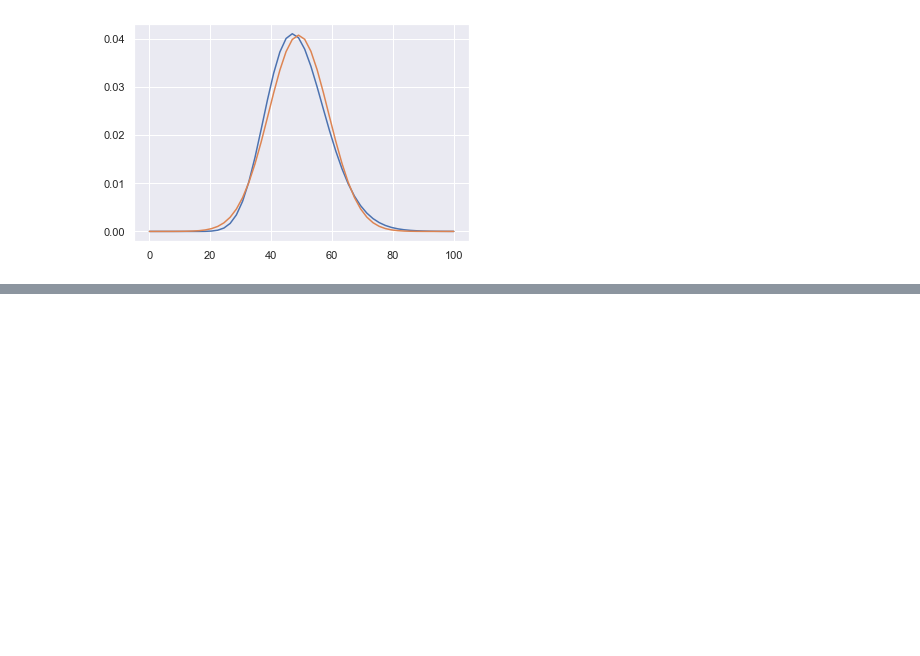
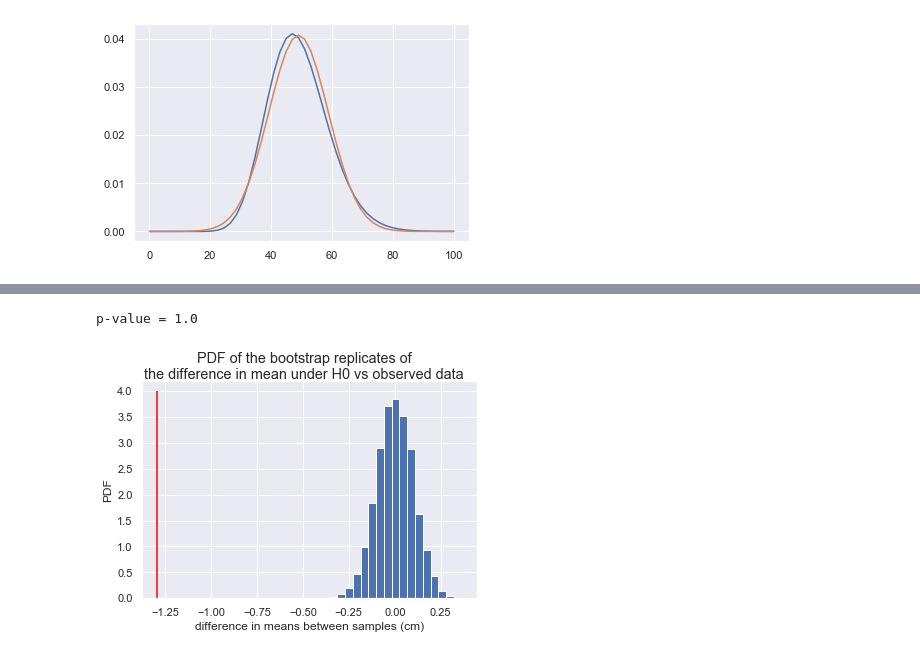
Before and after one commit to sebastienplat/sebastienplat.github.io, a Jupyter notebook: _drafts/notebooks/data_science_101/HypTesting2.ipynb, the cells around one changed output, grey strips where cells are left out. Cells and saved outputs as stored; diff of their text form; code cells hidden in the pictures; blank space fills up the shorter version.

```diff
--- a/_drafts/notebooks/data_science_101/HypTesting2.ipynb
+++ b/_drafts/notebooks/data_science_101/HypTesting2.ipynb
@@ -723,0 +894,37 @@ plt.plot(x, stats.norm.pdf(x, 49, 9.8))
+# %%
+# seed
+seed = seed = np.random.seed(42)
+
+# aggregate petal length
+petal_concat = np.concatenate((versicolor_petal_length, virginica_petal_length))
+
+# calculate empirical diff of means
+empirical_diff_means = np.mean(versicolor_petal_length) - np.mean(virginica_petal_length)
+
+# Compute mean of all petal lengths
+mean_length = np.mean(petal_concat)
+
+# Generate shifted arrays
+vers_shifted = versicolor_petal_length - np.mean(versicolor_petal_length) + mean_length
+virg_shifted = virginica_petal_length - np.mean(virginica_petal_length) + mean_length
+
+# Compute 10,000 bootstrap replicates from shifted arrays
+bs_replicates_vers = draw_bs_reps(vers_shifted, np.mean, 10000)
+bs_replicates_virg = draw_bs_reps(virg_shifted, np.mean, 10000)
+
+# Get replicates of difference of means: bs_replicates
+bs_replicates = bs_replicates_vers - bs_replicates_virg
+
+# show histogram
+_ = plt.hist(bs_replicates, bins=20, normed=True)
+_ = plt.vlines(np.mean(empirical_diff_means), 0, 4, color='red')
+_ = plt.xlabel('difference in means between samples (cm)')
+_ = plt.ylabel('PDF')
+_ = plt.suptitle('PDF of the bootstrap replicates of\nthe difference in mean under H0 vs observed data')
+
+# Compute and print p-value: p
+p = sum(bs_replicates >= empirical_diff_means) / len(bs_replicates)
+print('p-value =', p)
+# %% [output]
+p-value = 1.0
+[figure, added]
```
Also changed, not shown: parts of 11 cells of this notebook.
